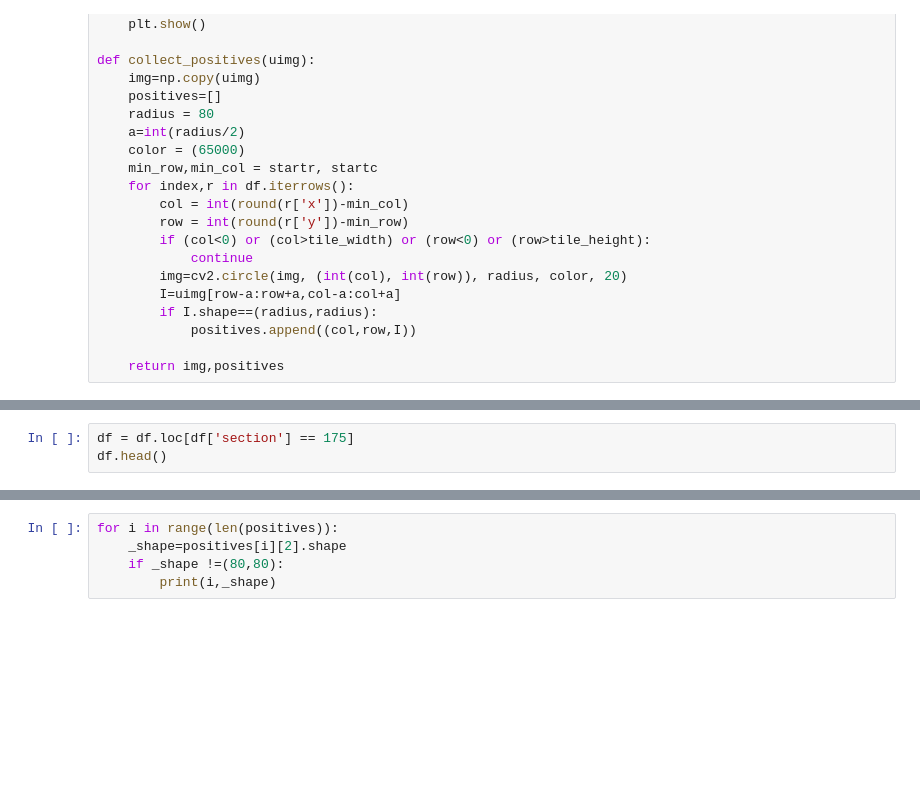
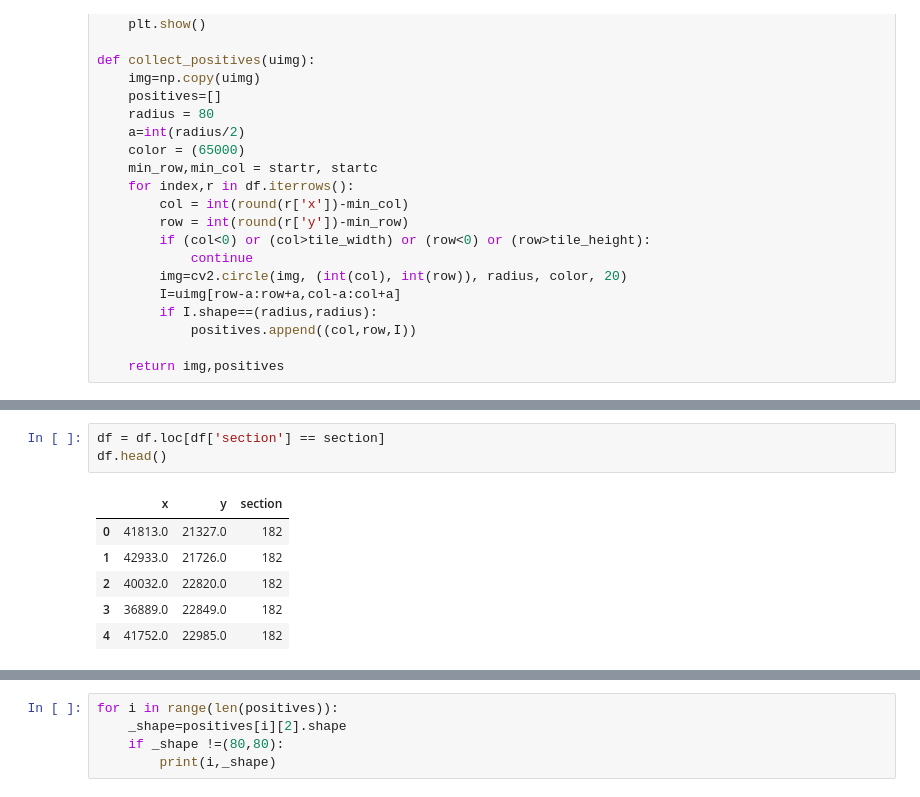
Before and after one commit to BrainSharer/pipeline, a Jupyter notebook: in_development/edward/cell_detector/Calc_mean_filter.ipynb, the cells around one changed output, grey strips where cells are left out. Drawn from its saved outputs; the diff is of its cells as text; blank space fills up the shorter version.

```diff
--- a/in_development/edward/cell_detector/Calc_mean_filter.ipynb
+++ b/in_development/edward/cell_detector/Calc_mean_filter.ipynb
@@ -63,6 +72,13 @@ print(aggregated_data.sort_values('section_count').tail())
 # %%
-df = df.loc[df['section'] == 175]
+df = df.loc[df['section'] == section]
 df.head()
+# %% [output]
+|  | x | y | section |
+| 0 | 41813.0 | 21327.0 | 182 |
+| 1 | 42933.0 | 21726.0 | 182 |
+| 2 | 40032.0 | 22820.0 | 182 |
+| 3 | 36889.0 | 22849.0 | 182 |
+| 4 | 41752.0 | 22985.0 | 182 |
 # %%
 count = len(df.index)
 print(count)
```
Also changed, not shown: parts of 35 cells of this notebook, 2 other files.
